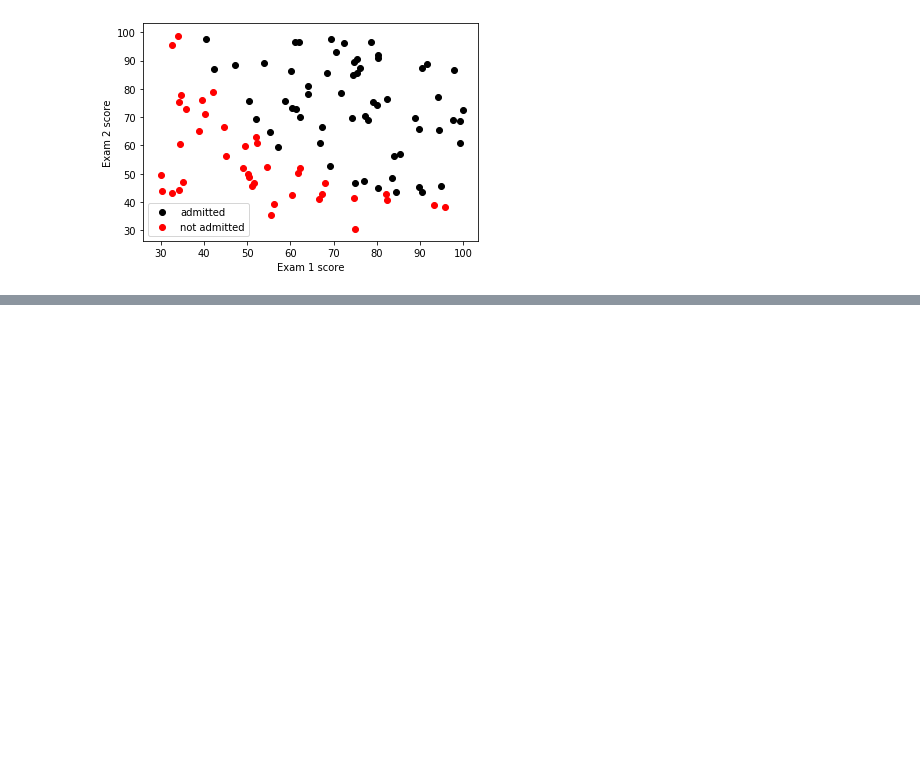
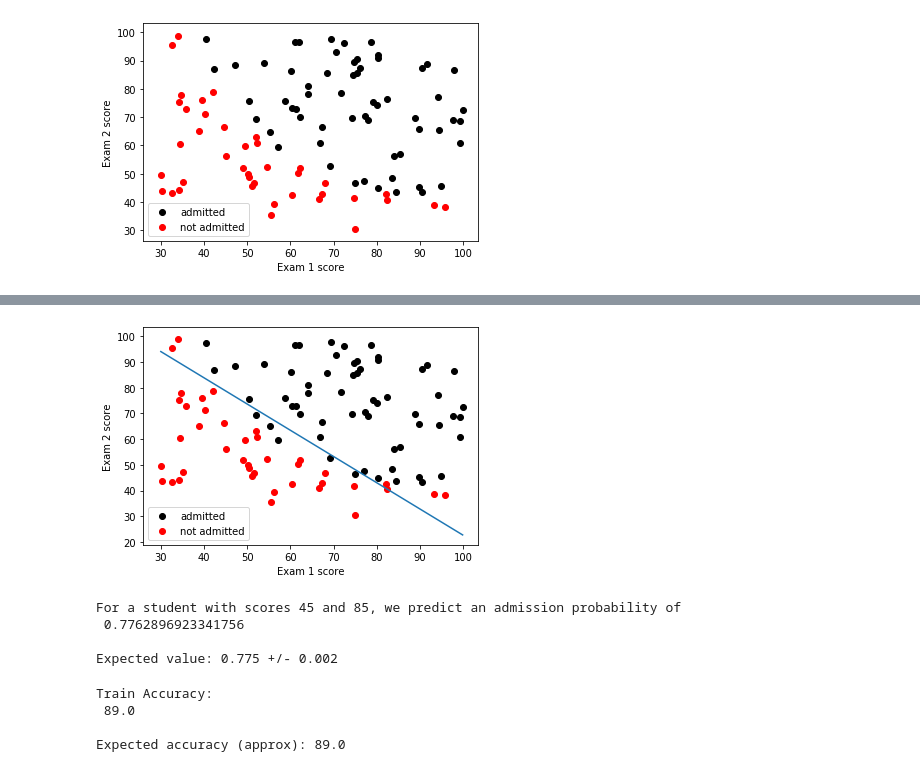
Before and after one commit to oceanspace/coursera-machine-learning-exercises, a Jupyter notebook: ex2-LogisticRegression.ipynb, the cells around one changed output, grey strips where cells are left out. Saved outputs shown, nothing was run; the diff lists cells and outputs as text; code cells hidden in the pictures; blank space fills up the shorter version.

Commit message:
updated ex 2 logistic regression

```diff
--- a/ex2-LogisticRegression.ipynb
+++ b/ex2-LogisticRegression.ipynb
@@ -30,0 +95,23 @@ plt.show()
+# %%
+### PART 3: OPTIMIZING USING fminunc
+import scipy.optimize as op
+
+def computeCost(theta, X, y):
+    J=0
+    tmp1=np.zeros((m,1))
+    for i in range(m):
+        h_x=sigmoid(np.transpose(theta).dot(np.transpose(X[i,:])))
+        tmp1[i]=-y[i]*np.log(h_x)-(1-y[i])*np.log(1-h_x)
+    J=(1/m)*np.sum(tmp1)
+    return J
+
+###use a non-zero theta
+theta=op.fmin_bfgs(computeCost, x0=test_theta, args=(X,y), maxiter=400)
+
+### Print theta to screen
+print('\n Cost at theta found by fminunc: \n', computeCost(theta,X,y));
+print('Expected cost (approx): 0.203\n');
+print('theta: \n');
+print('\n', theta);
+print('Expected theta (approx):\n');
+print(' -25.161\n 0.206\n 0.201\n');
@@ -30,0 +138,44 @@ plt.show()
+# %%
+### plot boundary
+X_plot=df.loc[:,0:1].values
+y_plot=df.loc[:,2].values
+pos=np.where(y_plot==1)
+neg=np.where(y_plot==0)
+plt.scatter(X_plot[pos, 0], X_plot[pos, 1], c='black', label='admitted')
+plt.scatter(X_plot[neg, 0], X_plot[neg, 1], c='red',label='not admitted')
+plt.xlabel('Exam 1 score')
+plt.ylabel('Exam 2 score')
+
+plot_x=np.array([np.min(X[:,1]), np.max(X[:,1])])
+plot_line = (-1/theta[2])*(theta[1]*plot_x + theta[0])
+plt.plot(plot_x,plot_line)
+
+plt.legend()
+plt.show()
+# %% [output]
+[figure, added]
+# %%
+### PART 4: Predict and Accuracies
+### In this part, you will use the logistic regression model
+### to predict the probability that a student with score 45 on exam 1 and
+### score 85 on exam 2 will be admitted.
+
+prob = sigmoid(np.array([1, 45, 85]).dot(theta))
+print('For a student with scores 45 and 85, we predict an admission probability of \n', prob)
+print('\nExpected value: 0.775 +/- 0.002\n')
+# %% [output]
+For a student with scores 45 and 85, we predict an admission probability of
+ 0.7762896923341756
+
+Expected value: 0.775 +/- 0.002
+# %%
+### Compute accuracy on our training set
+p = np.where(np.array([sigmoid(np.transpose(theta).dot(np.transpose(X)))]) >= .5, 0, 1)
+
+print('Train Accuracy: \n', np.mean(np.where(np.transpose(p)==y,0,1)) * 100, '\n')
+print('Expected accuracy (approx): 89.0\n')
+# %% [output]
+Train Accuracy:
+ 89.0
+
+Expected accuracy (approx): 89.0
```
Also changed, not shown: parts of 6 cells of this notebook.
